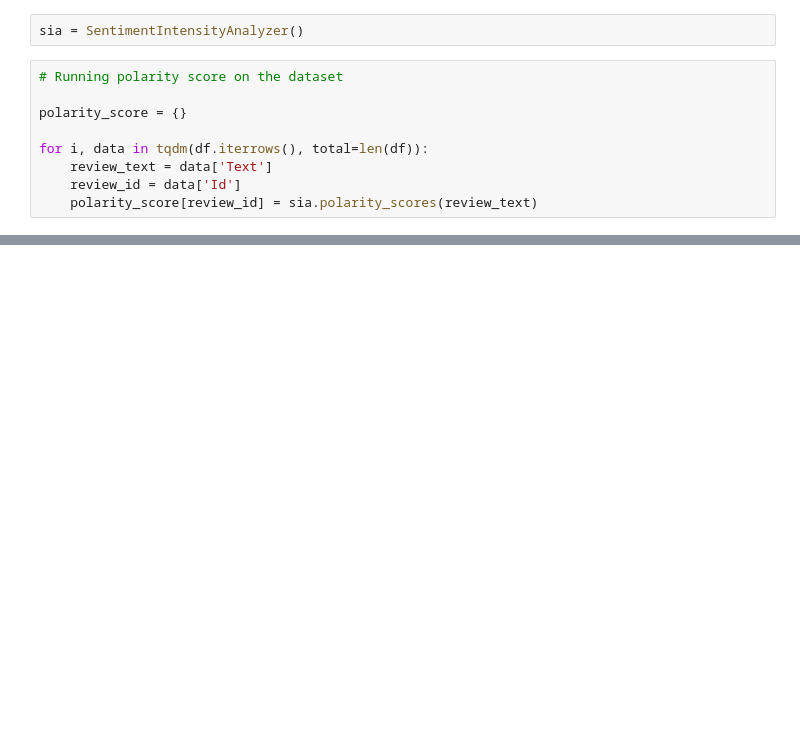
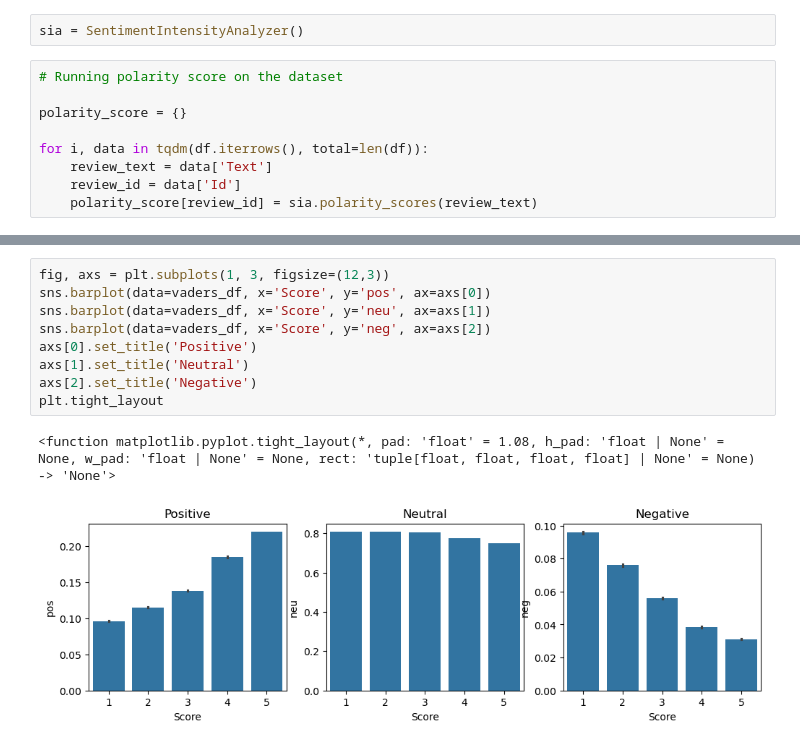
Before and after one commit to ankitrijal2054/Sentiment-Analysis, a Jupyter notebook: model.ipynb, the cells around one changed output, grey strips where cells are left out. Cells and saved outputs as stored; diff of their text form; blank space fills up the shorter version.

```diff
--- a/model.ipynb
+++ b/model.ipynb
@@ -81,0 +71,12 @@ polarity_score
+# %%
+fig, axs = plt.subplots(1, 3, figsize=(12,3))
+sns.barplot(data=vaders_df, x='Score', y='pos', ax=axs[0])
+sns.barplot(data=vaders_df, x='Score', y='neu', ax=axs[1])
+sns.barplot(data=vaders_df, x='Score', y='neg', ax=axs[2])
+axs[0].set_title('Positive')
+axs[1].set_title('Neutral')
+axs[2].set_title('Negative')
+plt.tight_layout
+# %% [output]
+<function matplotlib.pyplot.tight_layout(*, pad: 'float' = 1.08, h_pad: 'float | None' = None, w_pad: 'float | None' = None, rect: 'tuple[float, float, float, float] | None' = None) -> 'None'>
+[figure, added]
```
Also changed, not shown: parts of 9 cells of this notebook.
